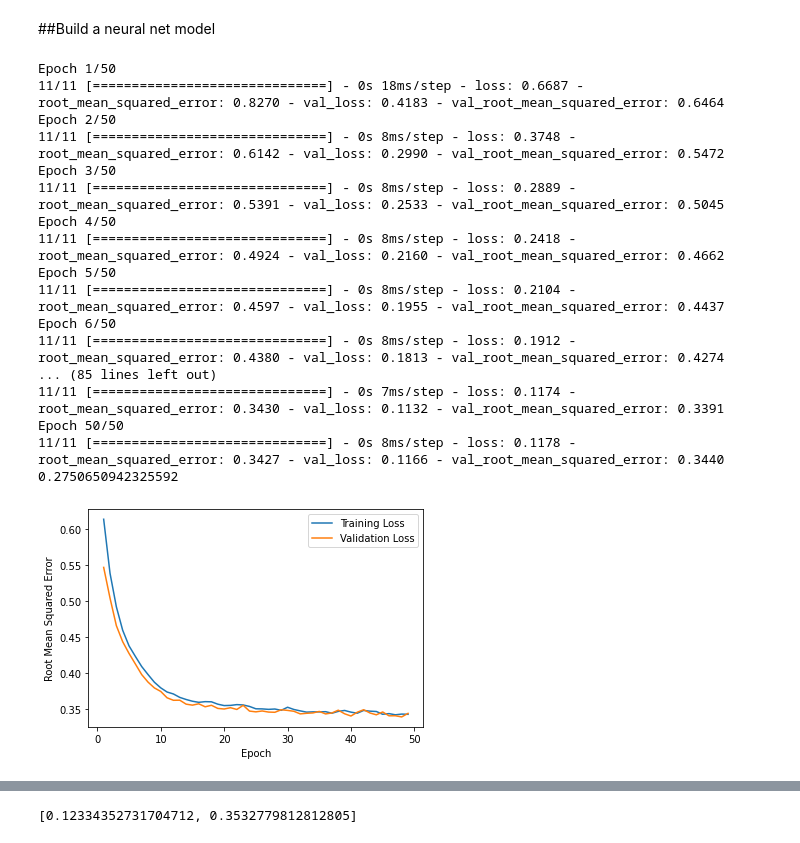
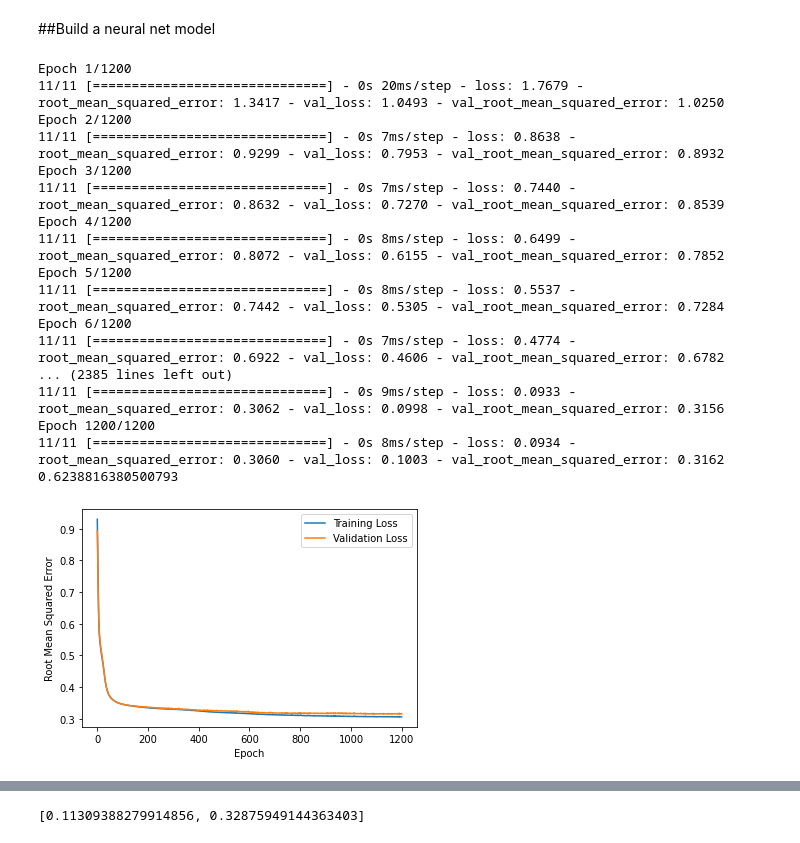
Before and after one commit to mrch-hub/bangkit1, a Jupyter notebook: SolarPrediction.ipynb, the cells around one changed output, grey strips where cells are left out. Drawn from its saved outputs; the diff is of its cells as text; code cells hidden in the pictures.

Commit message:
Added Humidity and WindDirection as feature, changed number of nodes to 10-5, changed activation function to "sigmoid", increased number of epoch

```diff
--- a/SolarPrediction.ipynb
+++ b/SolarPrediction.ipynb
@@ -88,12 +87,15 @@ data_train_mean = data_train.select_dtypes(include=['float64', 'int64']).mean()
 data_train_std = data_train.select_dtypes(include=['float64', 'int64']).std()
 data_train_norm = (data_train.select_dtypes(include=['float64', 'int64'])
                    - data_train_mean)/data_train_std
+data_train_norm['WindDirection'] = data_train_norm['WindDirection(Degrees)']
 
 # Calculate the Z-scores of each column in the test set.
 data_test_mean = data_test.select_dtypes(include=['float64', 'int64']).mean()
 data_test_std = data_test.select_dtypes(include=['float64', 'int64']).std()
 data_test_norm = (data_test.select_dtypes(include=['float64', 'int64'])
                   - data_test_mean)/data_test_std
+data_test_norm['WindDirection'] = data_test_norm['WindDirection(Degrees)']
+
 
 print("Normalized the values.")
 # %% [output]
@@ -137,6 +141,14 @@ feature_columns.append(hour)
 month = tf.feature_column.numeric_column("Month")
 feature_columns.append(month)
 
+# Represent Humidity as a floating-point value.
+humidity = tf.feature_column.numeric_column("Humidity")
+feature_columns.append(humidity)
+
+# Represent WindDirection as a floating-point value.
+windir = tf.feature_column.numeric_column("WindDirection")
+feature_columns.append(windir)
+
 # Convert the list of feature columns into a layer that will later be fed into
 # the model.
 my_feature_layer = tf.keras.layers.DenseFeatures(feature_columns)
@@ -274,14 +286,14 @@ def create_model(my_learning_rate, my_feature_layer):
   #   * activation specifies the activation function (Rectified Linear Unit).
   #   * name is just a string that can be useful when debugging.
 
-  # Define the first hidden layer with 20 nodes.
-  model.add(tf.keras.layers.Dense(units=20,
-                                  activation='relu',
+  # Define the first hidden layer with 10 nodes.
+  model.add(tf.keras.layers.Dense(units=10,
+                                  activation='sigmoid',
                                   name='Hidden1'))
 
-  # Define the second hidden layer with 12 nodes.
-  model.add(tf.keras.layers.Dense(units=12,
-                                  activation='relu',
+  # Define the second hidden layer with 5 nodes.
+  model.add(tf.keras.layers.Dense(units=5,
+                                  activation='sigmoid',
                                   name='Hidden2'))
 
   # Define the output layer.
@@ -316,43 +328,43 @@ def train_model(model, dataset, epochs, label_name,
 # %%
 #@title Train the model
 # The following variables are the hyperparameters.
 learning_rate = 0.01
-epochs = 50
+epochs = 1200
 batch_size = 2000
 validation_split = 0.2
 label_name = "Radiation"
 
 
 # Establish the model's topography.
 my_model = create_model(learning_rate, my_feature_layer)
 
 # Train the model on the normalized training set.
 epochs, mse, history = train_model(my_model, data_train_norm, epochs, label_name, batch_size,
                           validation_split)
 plot_the_loss_curve(epochs, history["root_mean_squared_error"],
                     history["val_root_mean_squared_error"])
 
 test_features = {name:np.array(value) for name, value in data_test_norm.items()}
 test_label = np.array(test_features.pop(label_name)) # isolate the label
 print("\n Evaluate the linear regression model against the test set:")
 my_model.evaluate(x = test_features, y = test_label, batch_size=batch_size)
 # %% [output]
-Epoch 1/50
-11/11 [==============================] - 0s 18ms/step - loss: 0.6687 - root_mean_squared_error: 0.8270 - val_loss: 0.4183 - val_root_mean_squared_error: 0.6464
-Epoch 2/50
-11/11 [==============================] - 0s 8ms/step - loss: 0.3748 - root_mean_squared_error: 0.6142 - val_loss: 0.2990 - val_root_mean_squared_error: 0.5472
-Epoch 3/50
-11/11 [==============================] - 0s 8ms/step - loss: 0.2889 - root_mean_squared_error: 0.5391 - val_loss: 0.2533 - val_root_mean_squared_error: 0.5045
-Epoch 4/50
-11/11 [==============================] - 0s 8ms/step - loss: 0.2418 - root_mean_squared_error: 0.4924 - val_loss: 0.2160 - val_root_mean_squared_error: 0.4662
-Epoch 5/50
-11/11 [==============================] - 0s 8ms/step - loss: 0.2104 - root_mean_squared_error: 0.4597 - val_loss: 0.1955 - val_root_mean_squared_error: 0.4437
-Epoch 6/50
-11/11 [==============================] - 0s 8ms/step - loss: 0.1912 - root_mean_squared_error: 0.4380 - val_loss: 0.1813 - val_root_mean_squared_error: 0.4274
-... (85 lines left out)
-11/11 [==============================] - 0s 7ms/step - loss: 0.1174 - root_mean_squared_error: 0.3430 - val_loss: 0.1132 - val_root_mean_squared_error: 0.3391
-Epoch 50/50
-11/11 [==============================] - 0s 8ms/step - loss: 0.1178 - root_mean_squared_error: 0.3427 - val_loss: 0.1166 - val_root_mean_squared_error: 0.3440
-0.2750650942325592
+Epoch 1/1200
+11/11 [==============================] - 0s 20ms/step - loss: 1.7679 - root_mean_squared_error: 1.3417 - val_loss: 1.0493 - val_root_mean_squared_error: 1.0250
+Epoch 2/1200
+11/11 [==============================] - 0s 7ms/step - loss: 0.8638 - root_mean_squared_error: 0.9299 - val_loss: 0.7953 - val_root_mean_squared_error: 0.8932
+Epoch 3/1200
+11/11 [==============================] - 0s 7ms/step - loss: 0.7440 - root_mean_squared_error: 0.8632 - val_loss: 0.7270 - val_root_mean_squared_error: 0.8539
+Epoch 4/1200
+11/11 [==============================] - 0s 8ms/step - loss: 0.6499 - root_mean_squared_error: 0.8072 - val_loss: 0.6155 - val_root_mean_squared_error: 0.7852
+Epoch 5/1200
+11/11 [==============================] - 0s 8ms/step - loss: 0.5537 - root_mean_squared_error: 0.7442 - val_loss: 0.5305 - val_root_mean_squared_error: 0.7284
+Epoch 6/1200
+11/11 [==============================] - 0s 7ms/step - loss: 0.4774 - root_mean_squared_error: 0.6922 - val_loss: 0.4606 - val_root_mean_squared_error: 0.6782
+... (2385 lines left out)
+11/11 [==============================] - 0s 9ms/step - loss: 0.0933 - root_mean_squared_error: 0.3062 - val_loss: 0.0998 - val_root_mean_squared_error: 0.3156
+Epoch 1200/1200
+11/11 [==============================] - 0s 8ms/step - loss: 0.0934 - root_mean_squared_error: 0.3060 - val_loss: 0.1003 - val_root_mean_squared_error: 0.3162
+0.6238816380500793
-[figure, old version]
+[figure, new version]
  Evaluate the linear regression model against the test set:
@@ -360 +372 @@ Epoch 50/50
-[0.12334352731704712, 0.3532779812812805]
+[0.11309388279914856, 0.32875949144363403]
```
Also changed, not shown: parts of 5 cells of this notebook.
